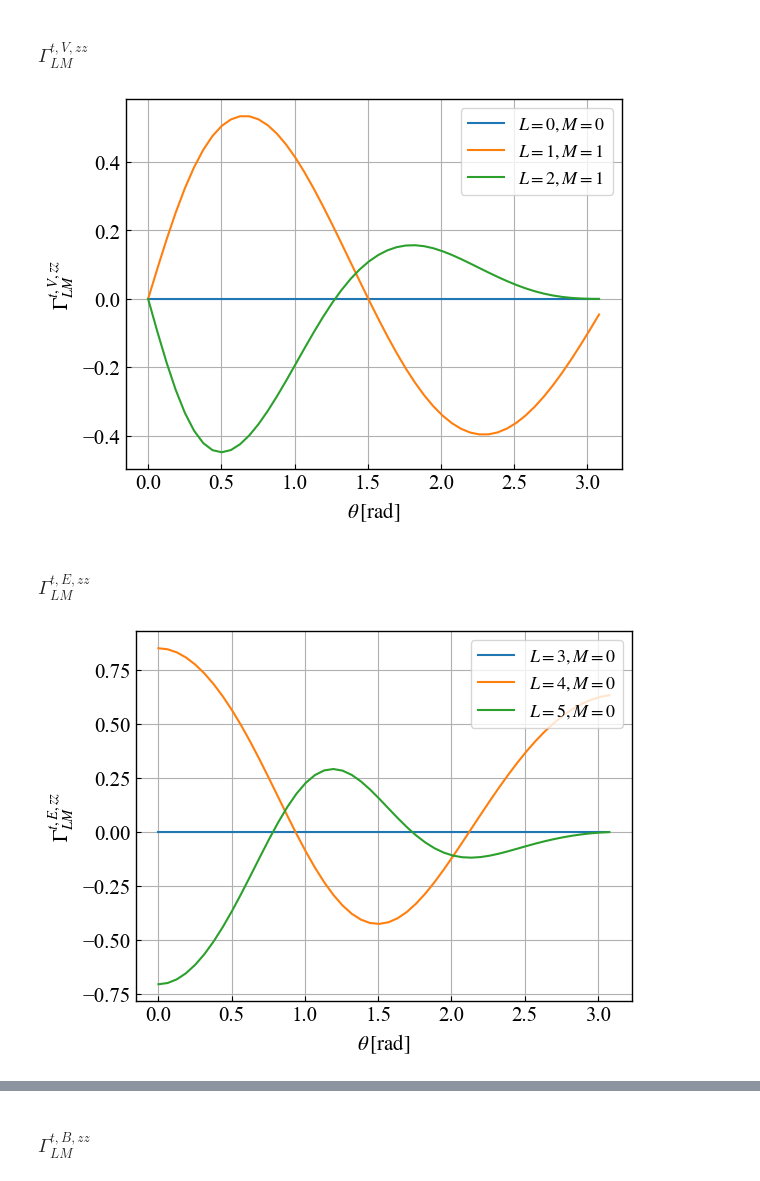
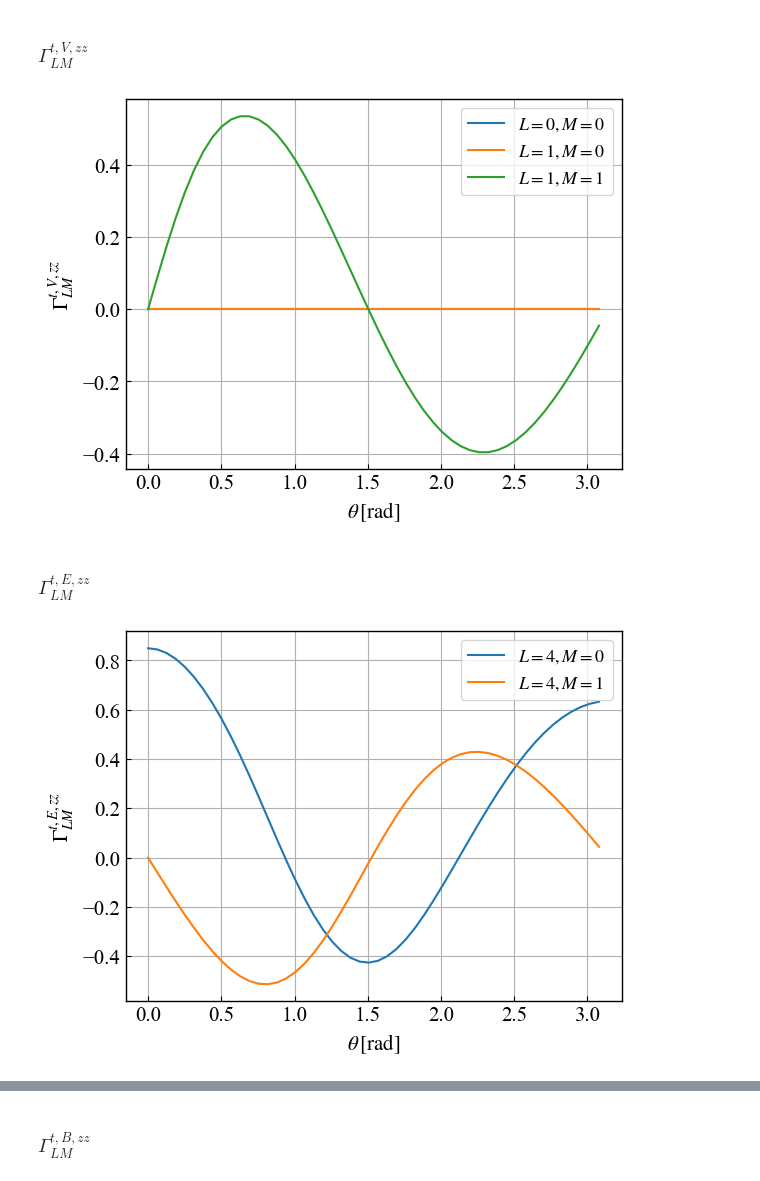
Before and after one commit to KeisukeInomata0/pyORFs, a Jupyter notebook: auto_pta.ipynb, the cells around one changed output, grey strips where cells are left out. Saved outputs shown, nothing was run; the diff lists cells and outputs as text; code cells hidden in the pictures.

```diff
--- a/auto_pta.ipynb
+++ b/auto_pta.ipynb
@@ -172,7 +82,7 @@ gamV21 = f.Gamma_V_zz(2,1,x,lmax)
 # %%
 plt.plot(x,gamV00,label="$L=0,M=0$")
+plt.plot(x,gamV10,label="$L=1,M=0$")
 plt.plot(x,gamV11,label="$L=1,M=1$")
-plt.plot(x,gamV21,label="$L=2,M=1$")
 
 plt.xlabel("$\\theta\,[\mathrm{rad}]$")
 plt.ylabel("$\Gamma^{t,V,zz}_{LM}$")
@@ -180,22 +90,20 @@ plt.legend(loc='upper right',fontsize = 13)
 
 plt.show()
 # %% [output]
-[figure, old version]
+[figure, new version]
 # %% [markdown]
 ### $\Gamma^{t,E,zz}_{LM}$
 # %%
-gamE30 = f.Gamma_E_zz(3,0,x,lmax)
 gamE40 = f.Gamma_E_zz(4,0,x,lmax)
-gamE50 = f.Gamma_E_zz(5,0,x,lmax)
+gamE41 = f.Gamma_E_zz(4,1,x,lmax)
 # %%
-plt.plot(x,gamE30,label="$L=3,M=0$")
 plt.plot(x,gamE40,label="$L=4,M=0$")
-plt.plot(x,gamE50,label="$L=5,M=0$")
+plt.plot(x,gamE41,label="$L=4,M=1$")
 
 plt.xlabel("$\\theta\,[\mathrm{rad}]$")
 plt.ylabel("$\Gamma^{t,E,zz}_{LM}$")
 plt.legend(loc='upper right',fontsize = 13)
 
 plt.show()
 # %% [output]
-[figure, old version]
+[figure, new version]
```
Also changed, not shown: parts of 43 cells of this notebook, 2 other files.
